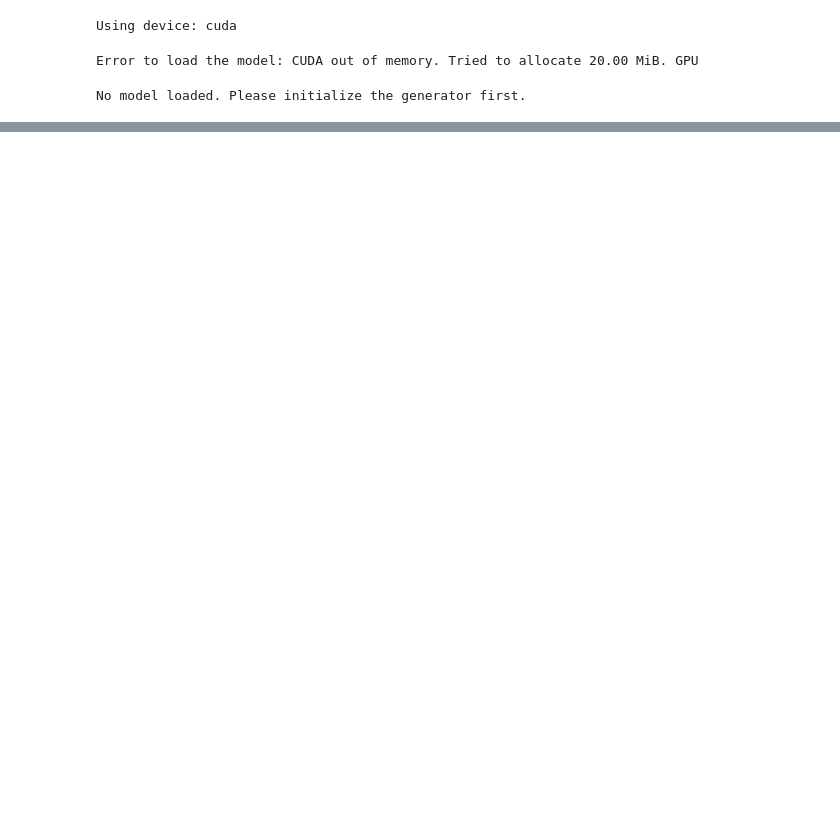
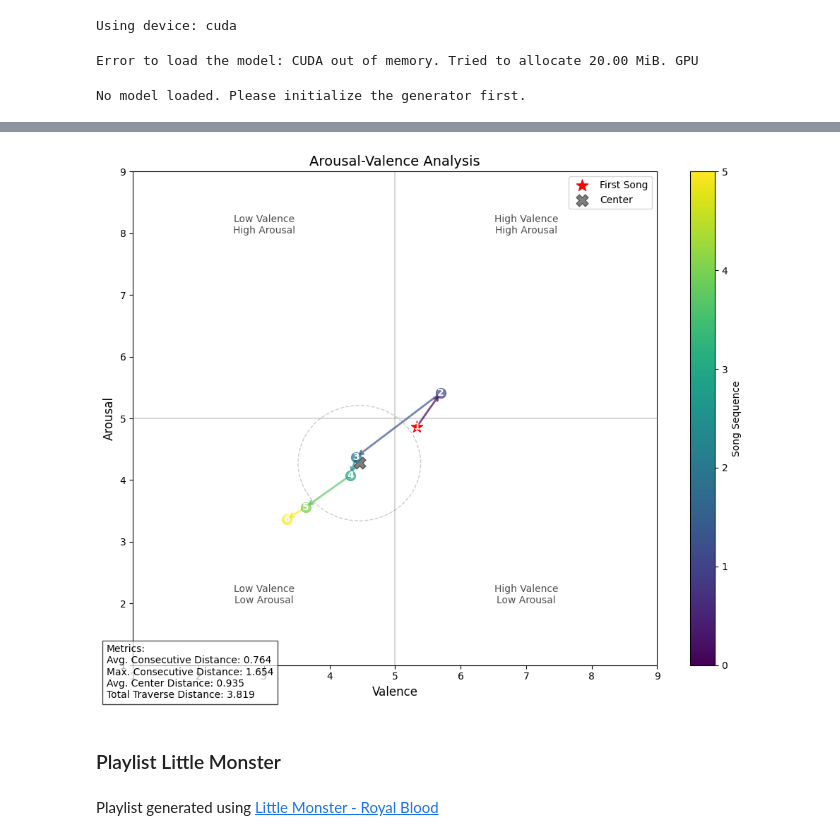
Before and after one commit to IsitaRex/Vibe-Sorcery, a Jupyter notebook: VibeSorcery.ipynb, the cells around one changed output, grey strips where cells are left out. Cells and saved outputs as stored; diff of their text form; code cells hidden in the pictures; blank space fills up the shorter version.

```diff
--- a/VibeSorcery.ipynb
+++ b/VibeSorcery.ipynb
@@ -643,3 +639,3 @@ Model stabilityai/stable-audio-open-1.0 loaded on cuda
 # %%
-playlist_dict =  vibe_sorcerer.generate_playlist(input_song_path = 'Playlist Y/playlist_song_0.wav', num_songs = 6, duration = 47.0)
+playlist_dict =  vibe_sorcery.generate_playlist(input_song_path = 'Playlist/playlist_song_0.wav', num_songs = 5, duration = 47.0)
 # %% [output]
@@ -681,0 +653,9 @@ To evaluate the models, we are going to use
+# %%
+prev_song_caption = None
+for i,song in enumerate(playlist_dict):
+    print(f"Song #{i}")
+    print(f"Input Caption: {prev_song_caption}")
+    print("Moods extracted by the listener:", song[ "moods"])
+    print("Caption:",song["caption"])
+    prev_song_caption = song["caption"]
+    print("------------------------------------------------------------------")
@@ -960,0 +1020,9 @@ evaluator.plot_arousal_valence_plane(results)
+# %%
+results = evaluator.analyze_playlist('Playlist Psychosocial')
+evaluator.plot_arousal_valence_plane(results)
+# %% [output]
+[figure, added]
+# %% [markdown]
+### Playlist Little Monster
+# %% [markdown]
+Playlist generated using [Little Monster - Royal Blood](https://www.youtube.com/watch?v=ere2Mstl8ww)
```
Also changed, not shown: parts of 34 cells of this notebook.
